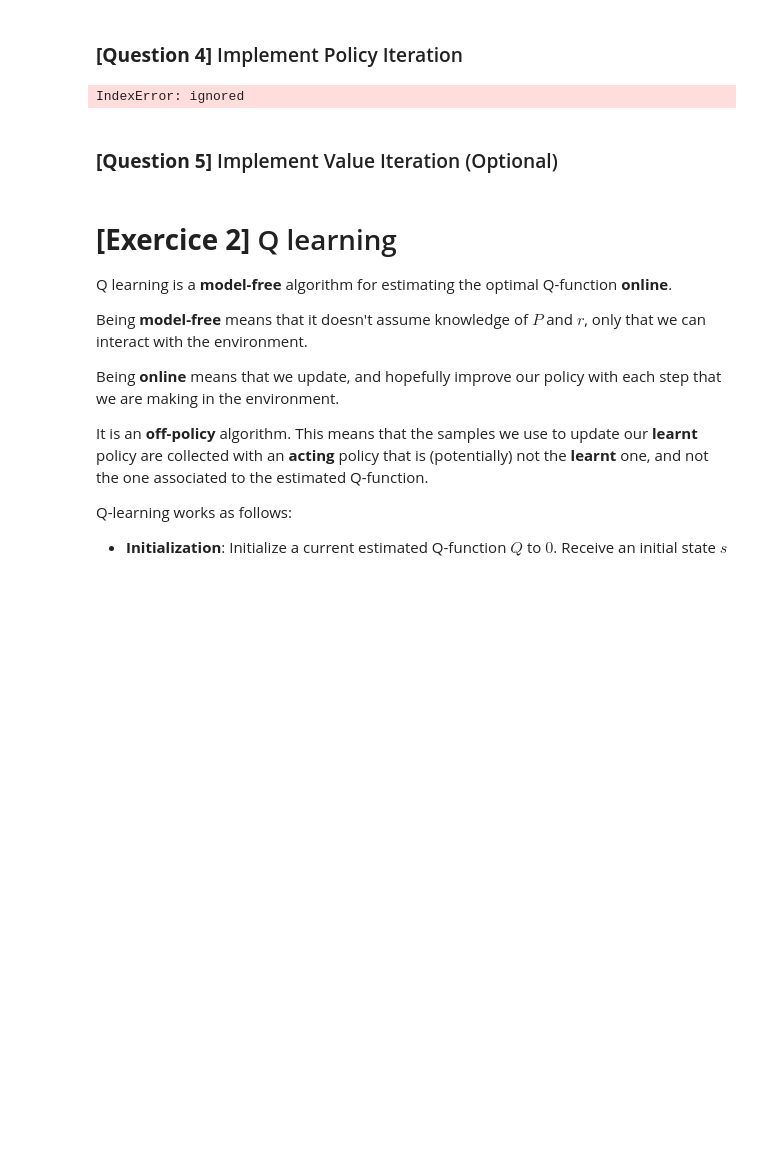
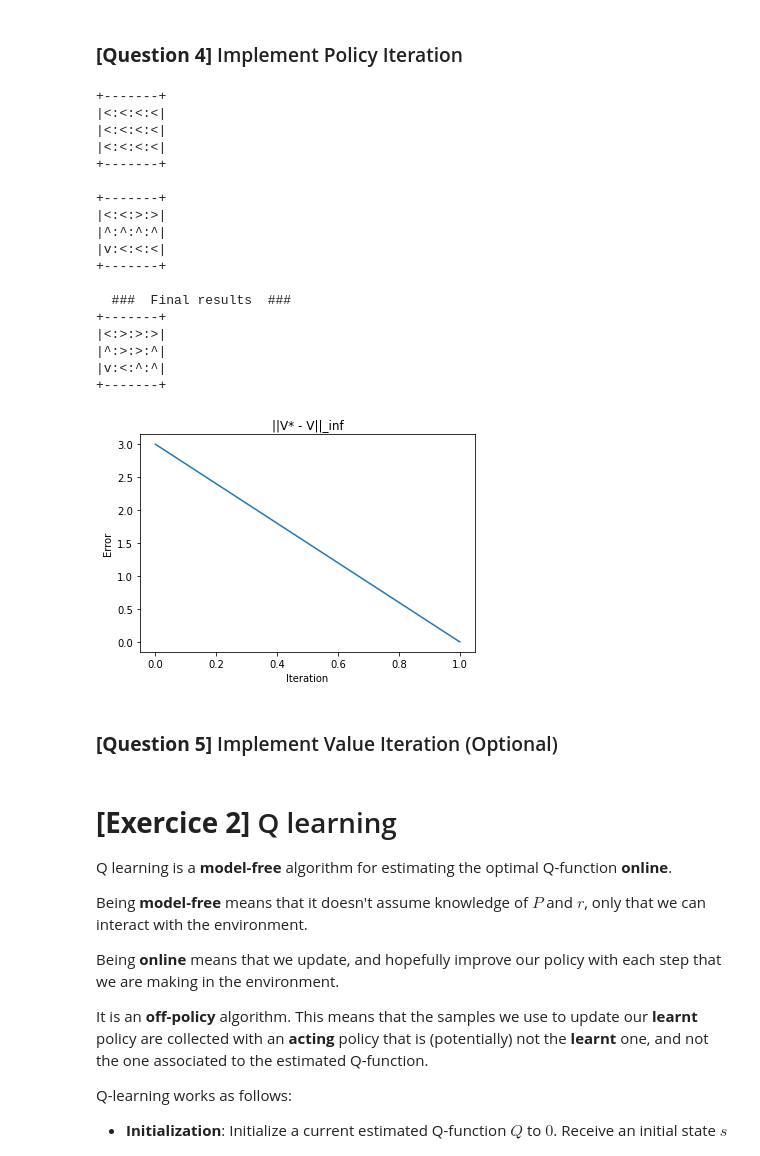
Before and after one commit to Eminent01/AMMI-RL, a Jupyter notebook: [AMMI_2022]_Tabular_RL.ipynb, the cells around one changed output. Cells and saved outputs as stored; diff of their text form; code cells hidden in the pictures; blank space fills up the shorter version.

```diff
--- a/[AMMI_2022]_Tabular_RL.ipynb
+++ b/[AMMI_2022]_Tabular_RL.ipynb
@@ -921,7 +921,7 @@ start:
 # %%
 #@title Utility functions
 # useful function
-def plot_v(all_v, v_star):
+def plot_infnorm(all_v, v_star,name):
   """Print the infinite norm between computed vs and v_star (to get learning progress)."""
 
   all_v = np.array(all_v)
@@ -957,38 +957,58 @@ while True:
 
   print(env.render_policy(sparse_policy))
 
   # Densify policy to perform matrix operation
   dense_policy = densify_policy(sparse_policy, Na=env.Na)
 
   # Compute v (and intermediate values)
   Ppi, Rpi = build_Ppi_Rpi(env, sparse_policy)
 
   Vpi = build_Vpi(Ppi, Rpi )
 
   # Policy improvement step
+  # Qpi = R +np.sum(P *Vpi[None,None])
   Qpi = R + gamma * np.sum(P * Vpi[None, None], axis=-1)
-  new_policy= np.argmax(Qpi, axis=1)
-  new_sparse_policy = densify_policy(new_policy, Na=env.Na)
+  # new_policy= np.argmax(Qpi, axis=-1)
+  new_sparse_policy = np.argmax(Qpi , axis=-1)
 
-  new_dense_policy = densify_policy(new_policy, Na=env.Na)
+  new_dense_policy = densify_policy(new_sparse_policy , Na=env.Na)
   # store v
   v_all.append(Vpi)
   sparse_policy_all.append(new_sparse_policy)
   # print(env.render_policy(new_sparse_policy))
 
   # stopping criterion
-  if np.all(sparse_policy == new_sparse_policy):
+  if len(sparse_policy_all)>1 and (np.all(sparse_policy_all[-1])== sparse_policy_all[-2].all()):
+  # if np.all(sparse_policy == new_sparse_policy):
     break
 
   sparse_policy = new_sparse_policy
 
 
 # Display final results
 print("  ###  Final results  ###")
 print(env.render_policy(new_sparse_policy))
 plot_infnorm(sparse_policy_all, new_sparse_policy, name="Pi")
 # %% [output]
-IndexError: ignored
++-------+
+|<:<:<:<|
+|<:<:<:<|
+|<:<:<:<|
++-------+
+
++-------+
+|<:<:>:>|
+|^:^:^:^|
+|v:<:<:<|
++-------+
+
+  ###  Final results  ###
++-------+
+|<:>:>:>|
+|^:>:>:^|
+|v:<:^:^|
++-------+
+[figure, added]
 # %%
 # Start a new episode
 state = env.reset()
```
Also changed, not shown: parts of 7 cells of this notebook.
